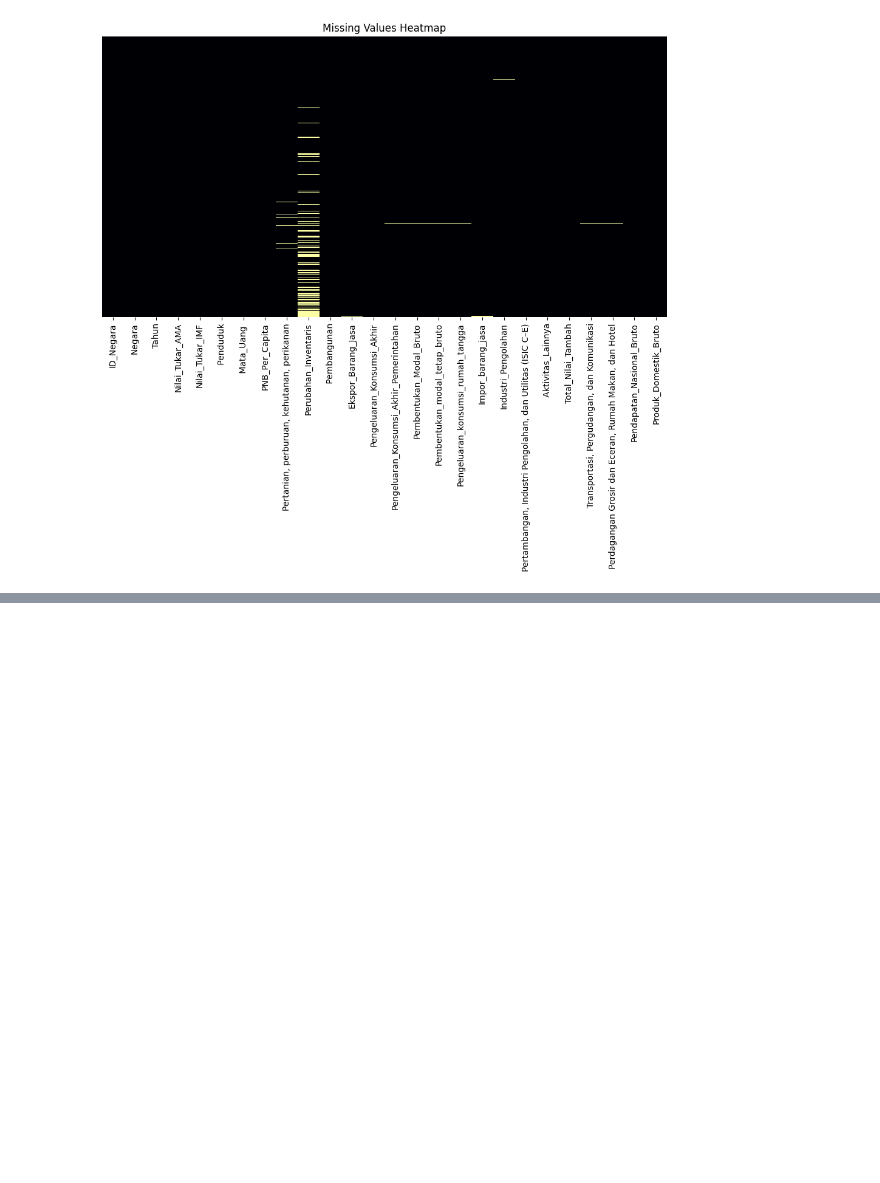
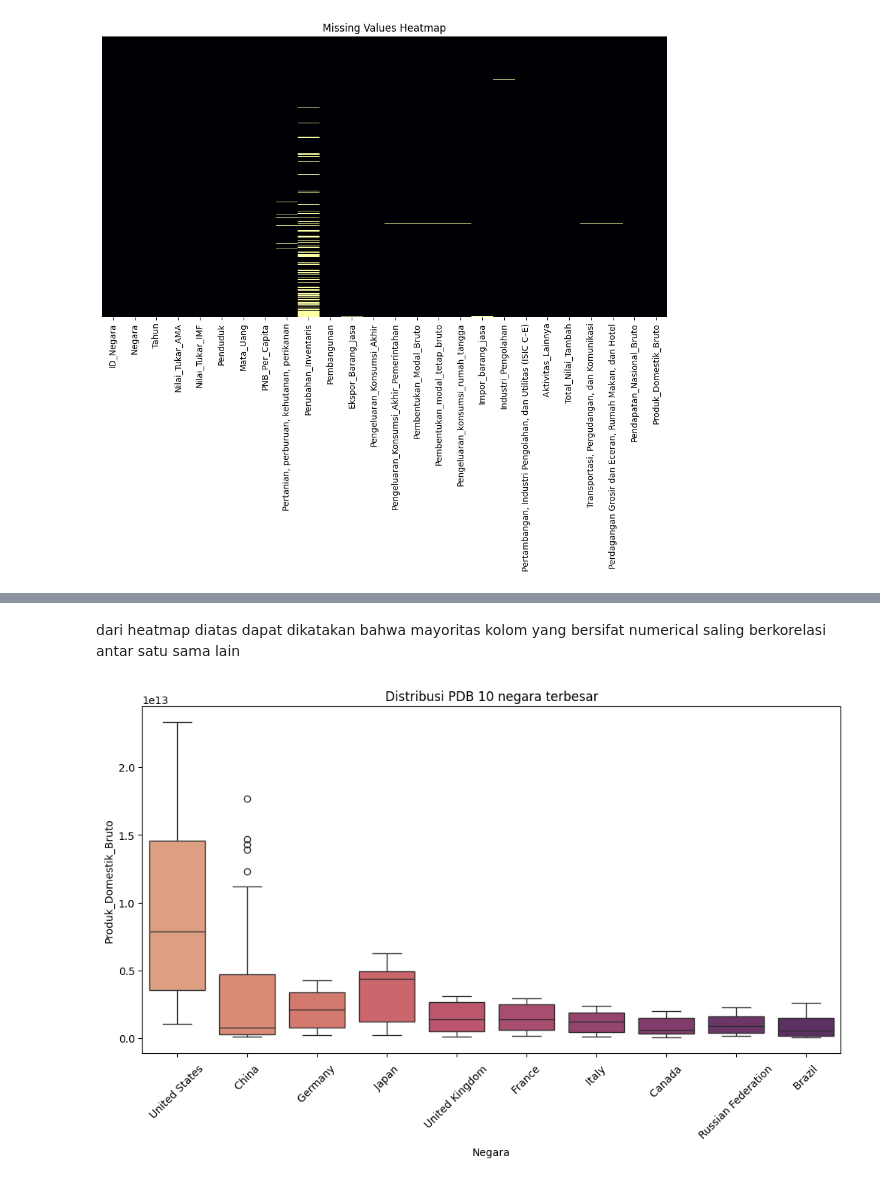
Before and after one commit to HazwanAdhikara/economy-analysis, a Jupyter notebook: economy.ipynb, the cells around one changed output, grey strips where cells are left out. Drawn from its saved outputs; the diff is of its cells as text; code cells hidden in the pictures; blank space fills up the shorter version.

```diff
--- a/economy.ipynb
+++ b/economy.ipynb
@@ -78,0 +163,12 @@ Ekspor_Barang_Jasa                                              21    0.199772
+# %% [markdown]
+dari heatmap diatas dapat dikatakan bahwa mayoritas kolom yang bersifat numerical saling berkorelasi antar satu sama lain
+# %%
+plt.figure(figsize=(12, 6))
+top_negara = df_cleaned.groupby('Negara')['Produk_Domestik_Bruto'].mean().nlargest(10).index
+
+sns.boxplot(data=df_cleaned[df_cleaned['Negara'].isin(top_negara)], x='Negara', y='Produk_Domestik_Bruto', hue='Negara', palette='flare')
+plt.xticks(rotation=45)
+plt.title('Distribusi PDB 10 negara terbesar')
+plt.show()
+# %% [output]
+[figure, added]
```
Also changed, not shown: parts of 34 cells of this notebook, 1 other file.
